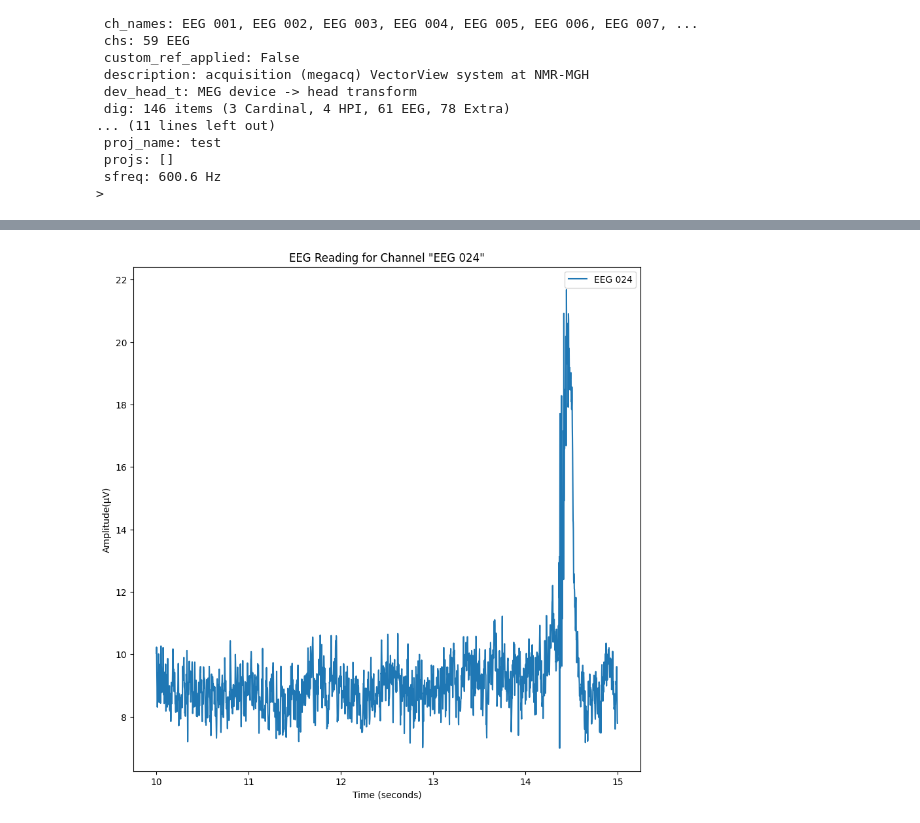
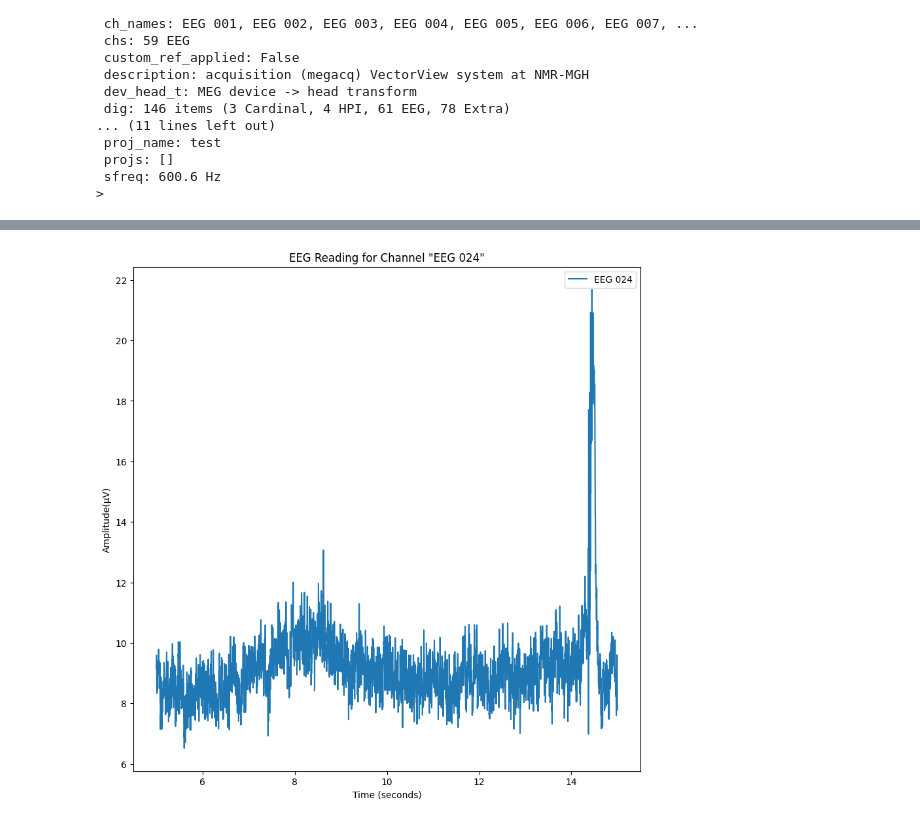
Before and after one commit to MostafaRahimiAzghadi/NeuroSTEM, a Jupyter notebook: NeuroStem_exercise.ipynb, the cells around one changed output, grey strips where cells are left out. Cells and saved outputs as stored; diff of their text form; code cells hidden in the pictures.

Commit message:
Update NeuroStem_exercise.ipynb
Updated the workshop data to shorten it and polish it up

```diff
--- a/NeuroStem_exercise.ipynb
+++ b/NeuroStem_exercise.ipynb
@@ -82,9 +80,6 @@ sample_data_location = os.path.join(
     "sample_data", "sample_audvis_raw.fif"
 )
 
-# BELOW is for Students
+# Modify the ..... part to the file location name, which is "sample_data_location"!
 # raw = mne.io.read_raw_fif(................)
-
-# SOLUTION (DELETE BEFORE EVENT)
-raw = mne.io.read_raw_fif(sample_data_location)
 # %% [output]
@@ -204,13 +201,14 @@ Hint:
 # %%
 ################################# CELL 5 ################################
 
-# BELOW is for Students
+# Optional: Write a line to print all available channel names
+
+# Modify the below lines to start at 5 and stop at 15 and show channel 24. After the modification uncomment the lines.
 # start_time = .......
 # stop_time = ........
 # channel_name = ......
 
-# SOLUTION (DELETE BEFOFE THE ACTUAL EVENT)
-start_time = 10
+start_time = 5
 stop_time = 15
 channel_name = "EEG 024"
 
@@ -218,39 +216,40 @@ channel_name = "EEG 024"
 ##### DON"T MODIFY CODE BELOW ######
 start_stop_seconds = np.array([start_time, stop_time])
 sampling_freq = raw.info["sfreq"]
 start_sample, stop_sample = (start_stop_seconds * sampling_freq).astype(int)
 selected_eeg = eeg_data_only[channel_name, start_sample:stop_sample]
 
 time_x = selected_eeg[1]
 eeg_amplitude_y = selected_eeg[0].T * 10**5 # Convert to micro Volts
 ###################################
 
 
-######### CODE FOR PLOTTING ##########
+######### CODE FOR PLOTTING - Feel free to modify to change the plot size ##########
 # Create a figure object with a specific size
 width = 10
 height = 10
 plt.figure(figsize=(width, height))
+###################################
 
-# BELOW is for Students
+# Modify and then uncomment the below line to plot time on the x axis (using variable time_x), and the eeg ampliture on the y axis. Which variable from the above should we use?
 # plt.plot(..... , .....)
 # # Plot Annotation
-# plt.xlabel(....) # For STUDENTS to modify
-# plt.ylabel(.)# For STUDENTS to modify
+# plt.xlabel(....) # Modify to show the x axis label as you wish. Note that the data is in second.
+# plt.ylabel(.)# Modify to show the y axis label as you wish. Note that the data is in micro Volt. If you would like to show mu correctly, use '\u03BC'
 # plt.title(.....) # For STUDENTS to modify
 # plt.legend(.......)
 # plt.show()
 
 
 # SOLUTION (DELETE BEFOFE THE ACTUAL EVENT)
 plt.plot(time_x, eeg_amplitude_y) # For STUDENTS to modify
 plt.xlabel('Time (seconds)') # For STUDENTS to modify
-plt.ylabel('Amplitude(μV)')# For STUDENTS to modify
+plt.ylabel('Amplitude(\u03BCV)')# For STUDENTS to modify
 plt.title(f'EEG Reading for Channel "{channel_name}"') # For STUDENTS to modify
 plt.legend([f"{channel_name}"])
 plt.show()
 # %% [output]
-[figure, old version]
+[figure, new version]
 # %% [markdown]
 ### Challenge activity (OPTIONAL)!
 
```
Also changed, not shown: parts of 18 cells of this notebook.
